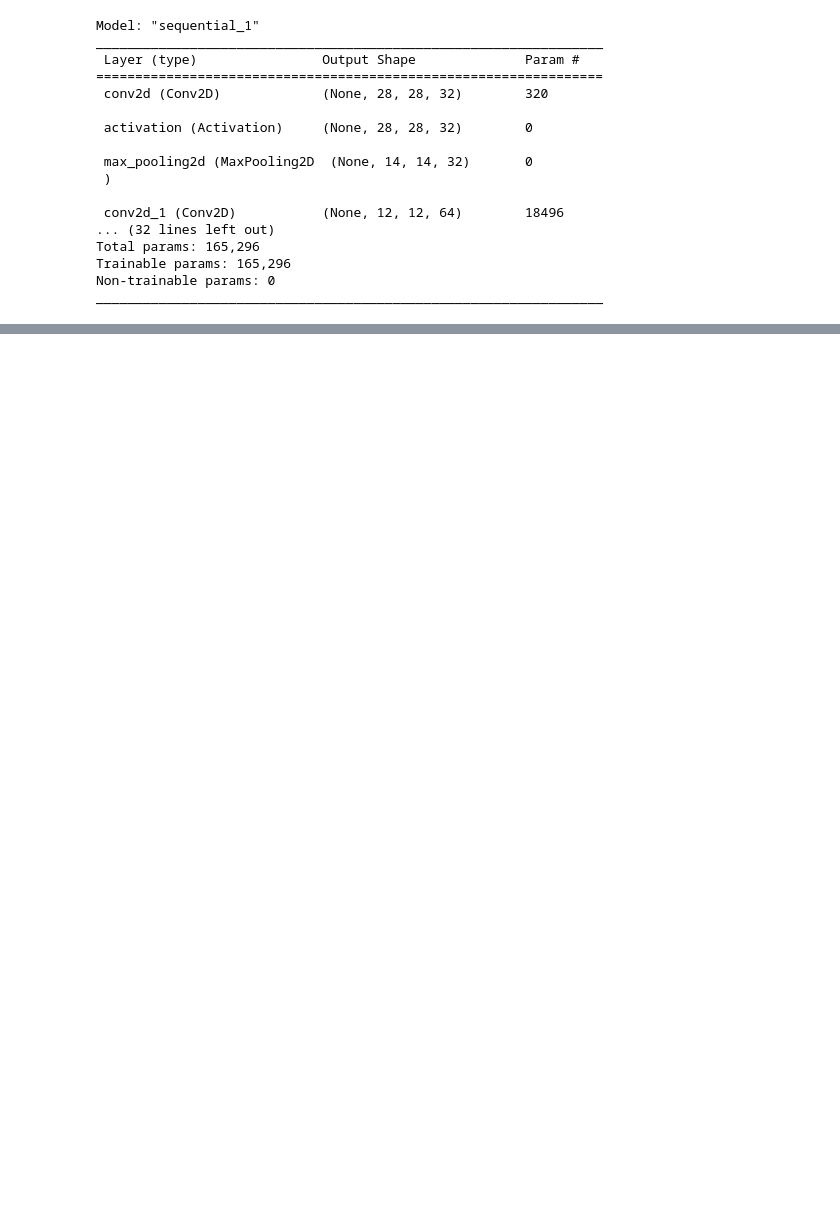
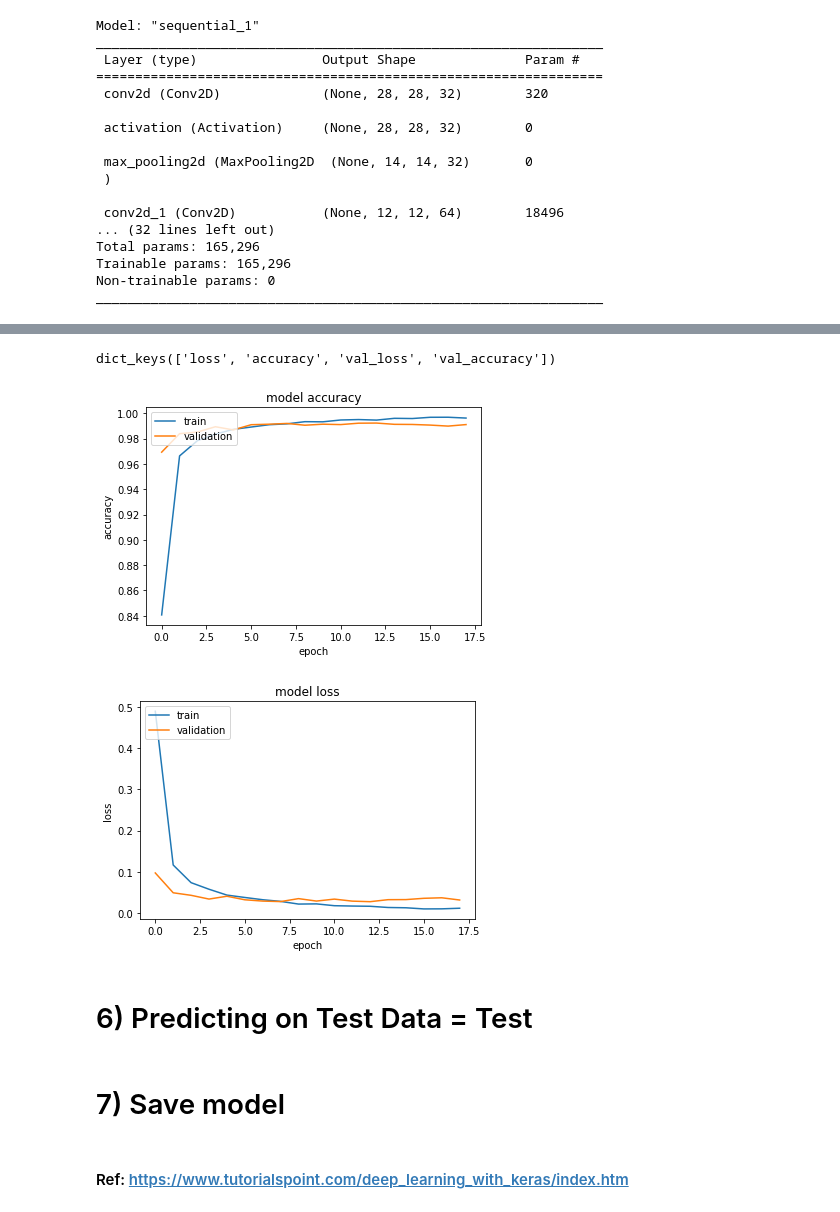
Before and after one commit to amira-haouet/Digit_recognition, a Jupyter notebook: Digit_recognition.ipynb, the cells around one changed output, grey strips where cells are left out. Saved outputs shown, nothing was run; the diff lists cells and outputs as text; code cells hidden in the pictures; blank space fills up the shorter version.

Commit message:
Evaluate model & display model train history

```diff
--- a/Digit_recognition.ipynb
+++ b/Digit_recognition.ipynb
@@ -229,0 +232,28 @@ plt.show()
+# %%
+print(history.history.keys())
+#  "Accuracy"
+plt.plot(history.history['accuracy'])
+plt.plot(history.history['val_accuracy'])
+plt.title('model accuracy')
+plt.ylabel('accuracy')
+plt.xlabel('epoch')
+plt.legend(['train', 'validation'], loc='upper left')
+plt.show()
+# "Loss"
+plt.plot(history.history['loss'])
+plt.plot(history.history['val_loss'])
+plt.title('model loss')
+plt.ylabel('loss')
+plt.xlabel('epoch')
+plt.legend(['train', 'validation'], loc='upper left')
+plt.show()
+# %% [output]
+dict_keys(['loss', 'accuracy', 'val_loss', 'val_accuracy'])
+[figure, added]
+[figure, added]
+# %% [markdown]
+# 6) Predicting on Test Data = Test
+# %% [markdown]
+# 7) Save model
+# %% [markdown]
+#### Ref: https://www.tutorialspoint.com/deep_learning_with_keras/index.htm
```
Also changed, not shown: parts of 29 cells of this notebook.
